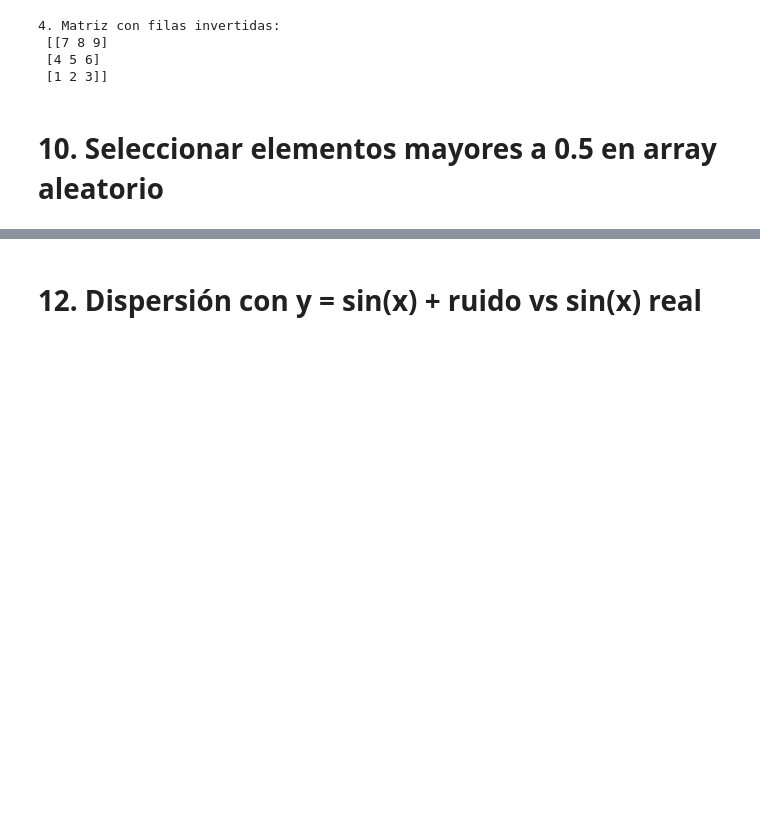
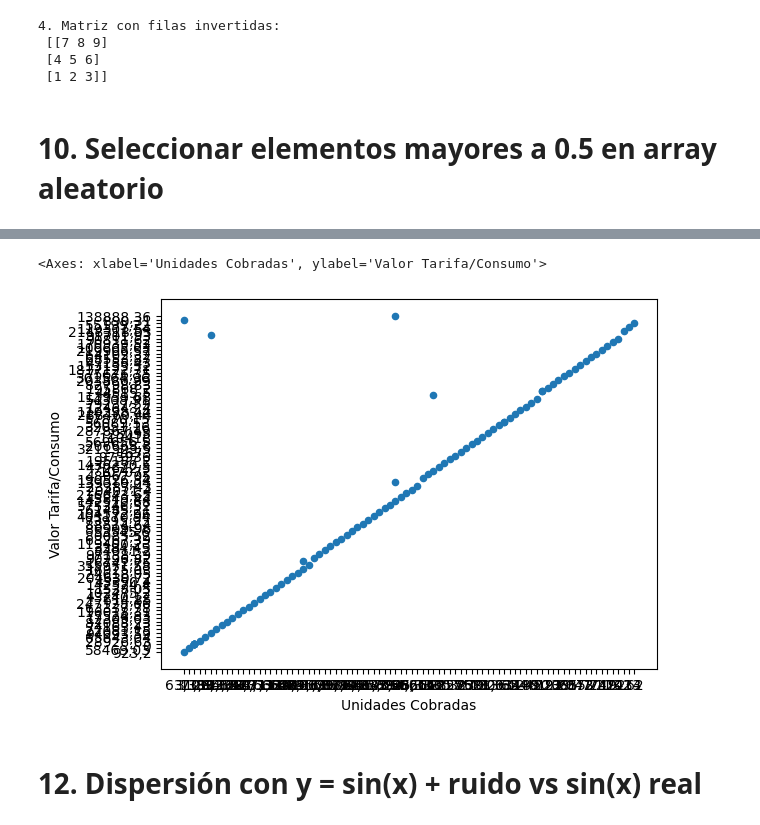
Before and after one commit to Lenis0207/PAD_2025_IIB1, a Jupyter notebook: src/clases_ad/ea2_lenis.ipynb, the cells around one changed output, grey strips where cells are left out. Saved outputs shown, nothing was run; the diff lists cells and outputs as text; code cells hidden in the pictures; blank space fills up the shorter version.

```diff
--- a/src/clases_ad/ea2_lenis.ipynb
+++ b/src/clases_ad/ea2_lenis.ipynb
@@ -212,0 +200,7 @@ plt.show()
+# %%
+ruta_csv = "/workspaces/PAD_2025_IIB1/src/static/csv/Reporte_Preliquidación_ALUMBRADO PÚBLICO SOPETRÁN_2025.csv"
+df = pd.read_csv(ruta_csv, delimiter=";", encoding="utf-8")
+columna_array = df["Unidades Cobradas"].values
+sub_array = df[["Valor Tarifa/Consumo"]].values
+print(columna_array)
+print(sub_array)
@@ -213,3 +225,10 @@ plt.show()
+# %%
+x = df["Unidades Cobradas"].values
+y = df["Valor Tarifa/Consumo"].values
+df.plot.scatter(x = "Unidades Cobradas",y="Valor Tarifa/Consumo")
+# %% [output]
+<Axes: xlabel='Unidades Cobradas', ylabel='Valor Tarifa/Consumo'>
+[figure, added]
 # %% [markdown]
 # 12. Dispersión con y = sin(x) + ruido vs sin(x) real
 # %%
```
Also changed, not shown: parts of 14 cells of this notebook.
